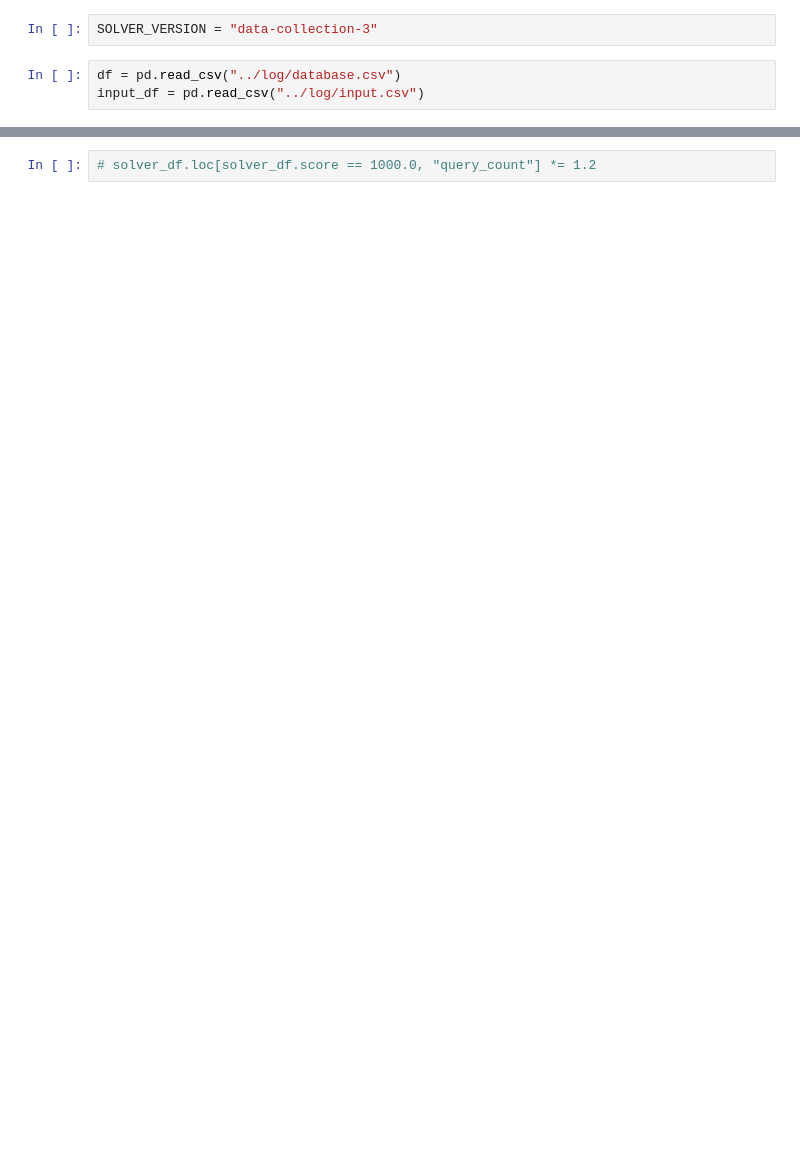
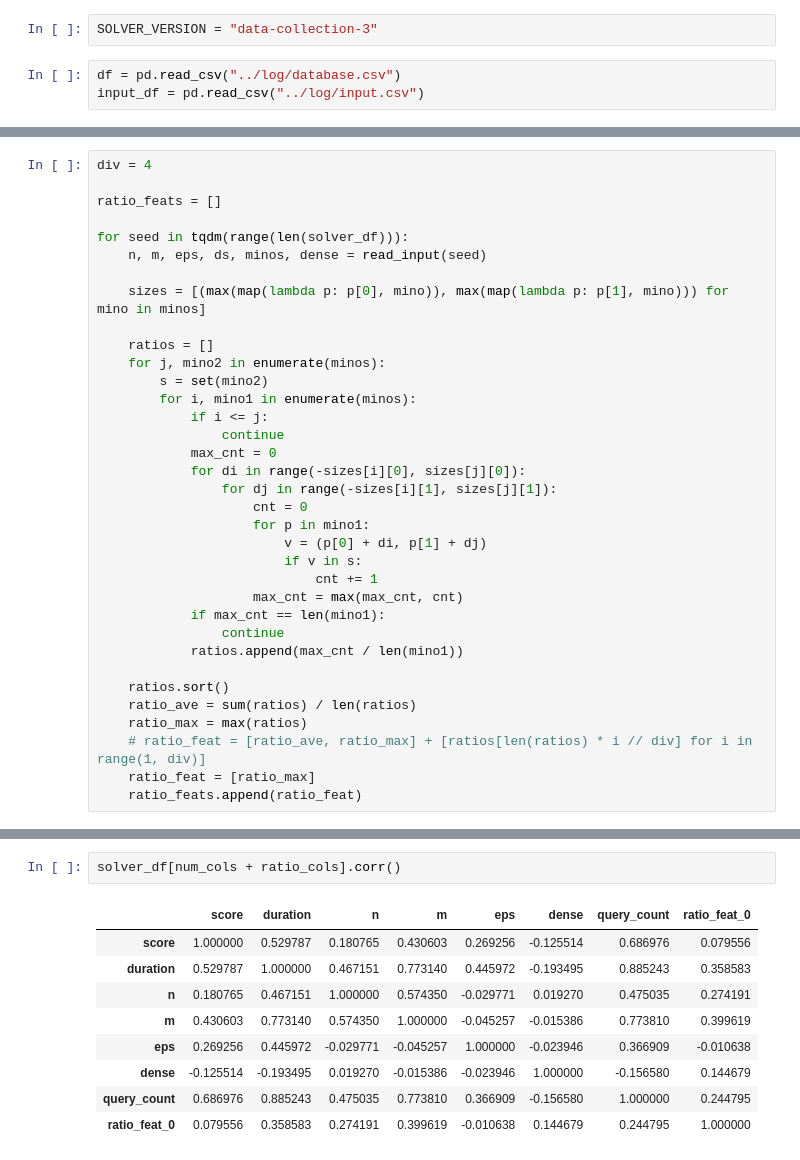
Before and after one commit to tishii2479/ahc030, a Jupyter notebook: notebooks/linear_regression_query_count.ipynb, the cells around one changed output, grey strips where cells are left out. Saved outputs shown, nothing was run; the diff lists cells and outputs as text; blank space fills up the shorter version.

```diff
--- a/notebooks/linear_regression_query_count.ipynb
+++ b/notebooks/linear_regression_query_count.ipynb
@@ -44,3 +62,38 @@ _ = pd.plotting.scatter_matrix(solver_df[num_cols])
+# %%
+div = 4
+
+ratio_feats = []
+
+for seed in tqdm(range(len(solver_df))):
+    n, m, eps, ds, minos, dense = read_input(seed)
+
+    sizes = [(max(map(lambda p: p[0], mino)), max(map(lambda p: p[1], mino))) for mino in minos]
+
+    ratios = []
+    for j, mino2 in enumerate(minos):
+        s = set(mino2)
+        for i, mino1 in enumerate(minos):
+            if i <= j:
+                continue
+            max_cnt = 0
+            for di in range(-sizes[i][0], sizes[j][0]):
+                for dj in range(-sizes[i][1], sizes[j][1]):
+                    cnt = 0
+                    for p in mino1:
+                        v = (p[0] + di, p[1] + dj)
+                        if v in s:
+                            cnt += 1
+                    max_cnt = max(max_cnt, cnt)
+            if max_cnt == len(mino1):
+                continue
+            ratios.append(max_cnt / len(mino1))
+
+    ratios.sort()
+    ratio_ave = sum(ratios) / len(ratios)
+    ratio_max = max(ratios)
+    # ratio_feat = [ratio_ave, ratio_max] + [ratios[len(ratios) * i // div] for i in range(1, div)]
+    ratio_feat = [ratio_max]
+    ratio_feats.append(ratio_feat)
 # %%
 from sklearn.model_selection import train_test_split
 from sklearn.linear_model import Ridge, LinearRegression
@@ -51,3 +116,13 @@ solver_df = pd.merge(df[df.solver_version == SOLVER_VERSION], input_df, how="lef
-# %%
-# solver_df.loc[solver_df.score == 1000.0, "query_count"] *= 1.2
+# %%
+solver_df[num_cols + ratio_cols].corr()
+# %% [output]
+|  | score | duration | n | m | eps | dense | query_count | ratio_feat_0 |
+| score | 1.000000 | 0.529787 | 0.180765 | 0.430603 | 0.269256 | -0.125514 | 0.686976 | 0.079556 |
+| duration | 0.529787 | 1.000000 | 0.467151 | 0.773140 | 0.445972 | -0.193495 | 0.885243 | 0.358583 |
+| n | 0.180765 | 0.467151 | 1.000000 | 0.574350 | -0.029771 | 0.019270 | 0.475035 | 0.274191 |
+| m | 0.430603 | 0.773140 | 0.574350 | 1.000000 | -0.045257 | -0.015386 | 0.773810 | 0.399619 |
+| eps | 0.269256 | 0.445972 | -0.029771 | -0.045257 | 1.000000 | -0.023946 | 0.366909 | -0.010638 |
+| dense | -0.125514 | -0.193495 | 0.019270 | -0.015386 | -0.023946 | 1.000000 | -0.156580 | 0.144679 |
+| query_count | 0.686976 | 0.885243 | 0.475035 | 0.773810 | 0.366909 | -0.156580 | 1.000000 | 0.244795 |
+| ratio_feat_0 | 0.079556 | 0.358583 | 0.274191 | 0.399619 | -0.010638 | 0.144679 | 0.244795 | 1.000000 |
 # %%
```
Also changed, not shown: parts of 12 cells of this notebook, 3 other files.
